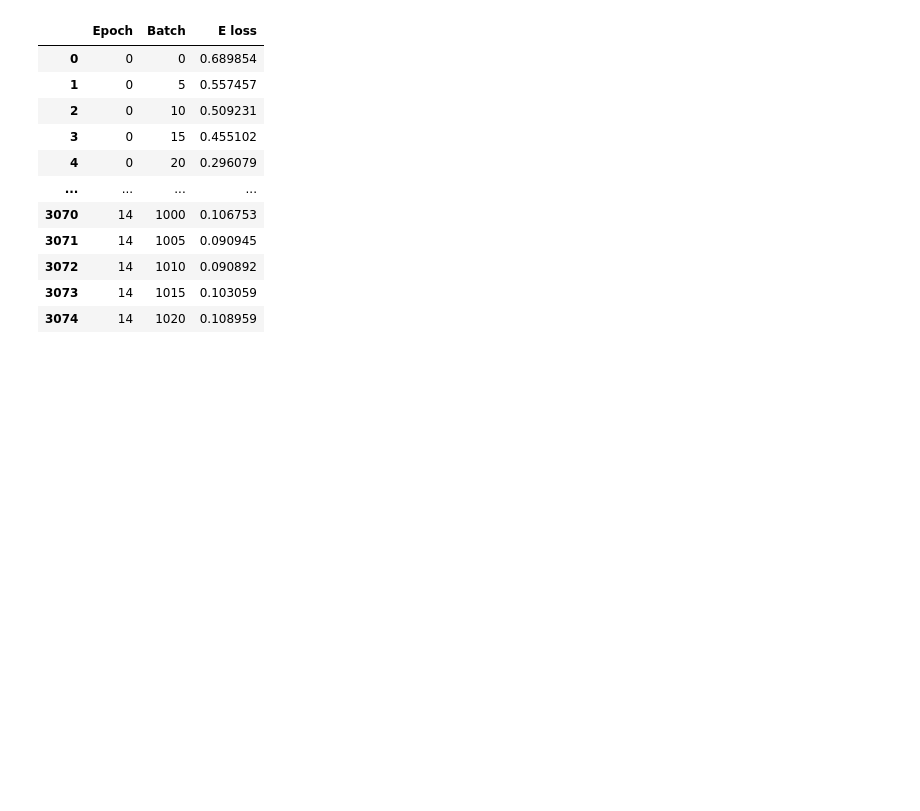
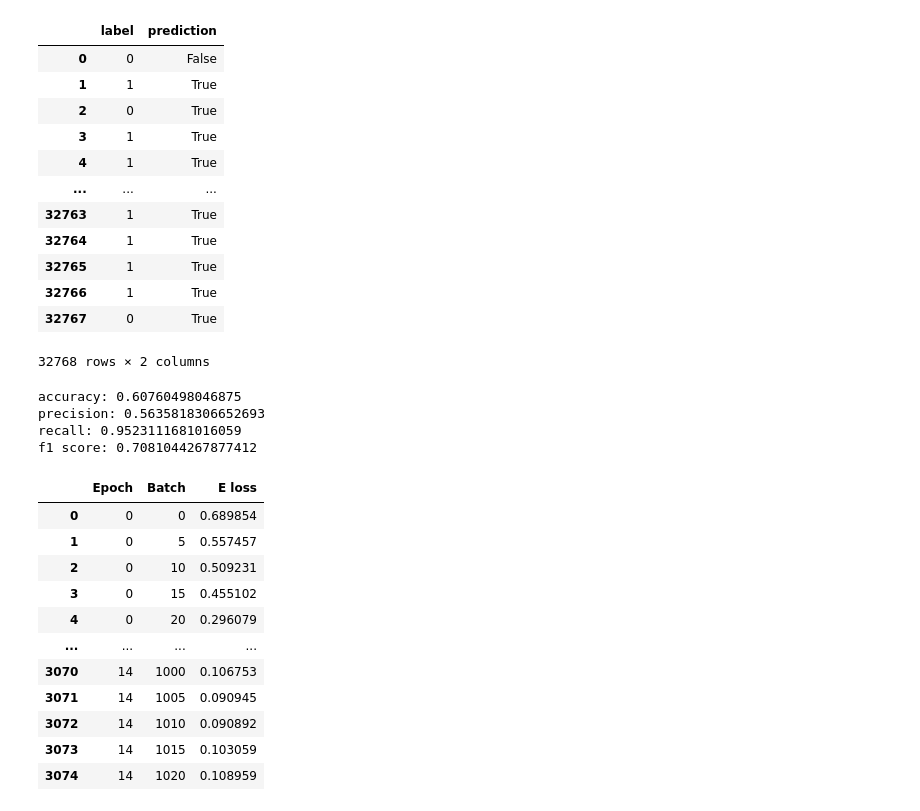
Before and after one commit to tymsoncyferki/Anomaly-Detection, a Jupyter notebook: AnoGAN/your_own_dataset/check_results.ipynb, the cells around one changed output. Saved outputs shown, nothing was run; the diff lists cells and outputs as text; code cells hidden in the pictures; blank space fills up the shorter version.

```diff
--- a/AnoGAN/your_own_dataset/check_results.ipynb
+++ b/AnoGAN/your_own_dataset/check_results.ipynb
@@ -40,0 +45,4 @@ Name: count, dtype: int64
+# %%
+# Autorski klasyfikator
+df_agg = df.groupby('label').aggregate('mean')
+value = (df_agg.loc[0, 'anomaly_score'] + df_agg.loc[1, 'anomaly_score']) / 4
@@ -40,0 +53,20 @@ Name: count, dtype: int64
+# %%
+df_pred = pd.DataFrame()
+df_pred['label'] = df['label']
+df_pred['prediction'] = (df['anomaly_score'] > value)
+# %%
+df_pred
+# %% [output]
+|  | label | prediction |
+| 0 | 0 | False |
+| 1 | 1 | True |
+| 2 | 0 | True |
+| 3 | 1 | True |
+| 4 | 1 | True |
+| ... | ... | ... |
+| 32763 | 1 | True |
+| 32764 | 1 | True |
+| 32765 | 1 | True |
+| 32766 | 1 | True |
+| 32767 | 0 | True |
+32768 rows × 2 columns
@@ -41,3 +76,13 @@ Name: count, dtype: int64
+# %%
+print(f'accuracy: {accuracy_score(y_true, y_pred)}')
+print(f'precision: {precision_score(y_true, y_pred)}')
+print(f'recall: {recall_score(y_true, y_pred)}')
+print(f'f1 score: {f1_score(y_true, y_pred)}')
+# %% [output]
+accuracy: 0.60760498046875
+precision: 0.5635818306652693
+recall: 0.9523111681016059
+f1 score: 0.7081044267877412
 # %%
 df_loss = pd.read_csv('results_cropped_15_15/train_wgangp_log.csv')
 # %%
```
Also changed, not shown: parts of 13 cells of this notebook.
